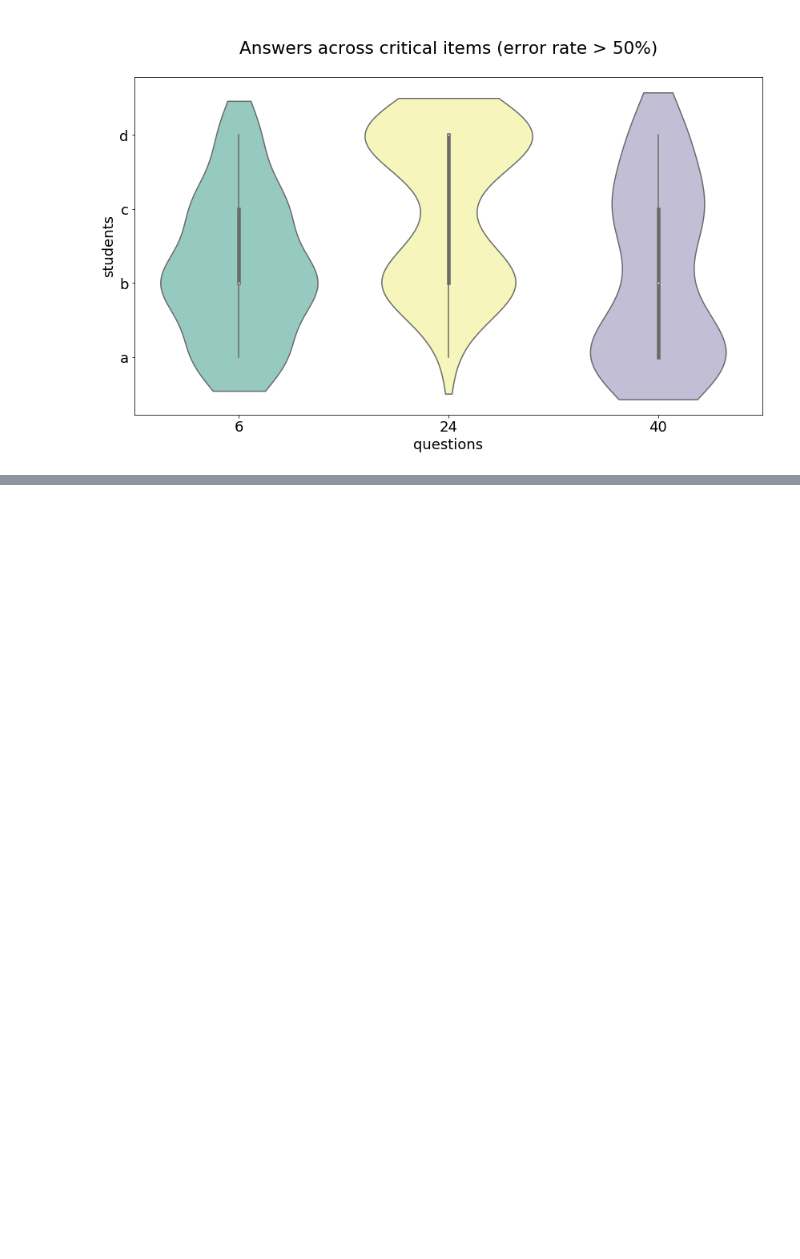
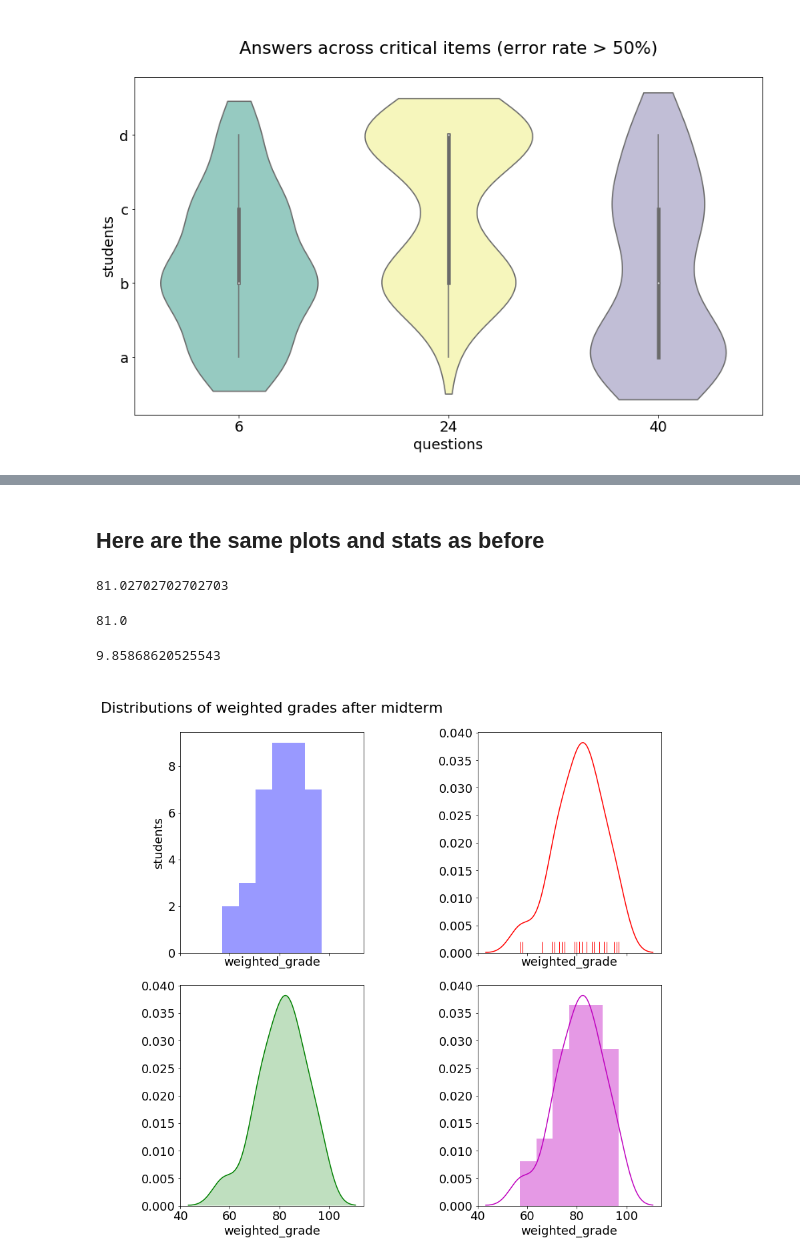
Before and after one commit to MalteGueth/test, a Jupyter notebook: midterms_stats.ipynb, the cells around one changed output, grey strips where cells are left out. Cells and saved outputs as stored; diff of their text form; code cells hidden in the pictures; blank space fills up the shorter version.

```diff
--- a/midterms_stats.ipynb
+++ b/midterms_stats.ipynb
@@ -113,0 +155,3 @@ matplotlib.pyplot.tight_layout()
+# %%
+data['weighted_grade'] = round(((data['quiz_score']*.46) + (data['percent']*.54)),0)
+data
@@ -113,0 +177,27 @@ matplotlib.pyplot.tight_layout()
+# %% [markdown]
+## Here are the same plots and stats as before
+# %%
+data.weighted_grade.mean()
+# %% [output]
+81.02702702702703
+# %%
+data.weighted_grade.median()
+# %% [output]
+81.0
+# %%
+data.weighted_grade.std()
+# %% [output]
+9.85868620525543
+# %%
+fig5, axes = matplotlib.pyplot.subplots(2, 2, figsize=(12, 12), sharex=True)
+
+ax = sns.distplot(data['weighted_grade'], kde=False, color="b", ax=axes[0,0])
+sns.distplot(data['weighted_grade'], hist=False, rug=True, color="r", ax=axes[0, 1])
+sns.distplot(data['weighted_grade'], hist=False, color="g", kde_kws={"shade": True}, ax=axes[1, 0])
+sns.distplot(data['weighted_grade'], color="m", ax=axes[1, 1])
+
+ax.set(ylabel='students')
+ax.set(title='\nDistributions of weighted grades after midterm\n')
+matplotlib.pyplot.tight_layout()
+# %% [output]
+[figure, added]
```
Also changed, not shown: parts of 18 cells of this notebook.
